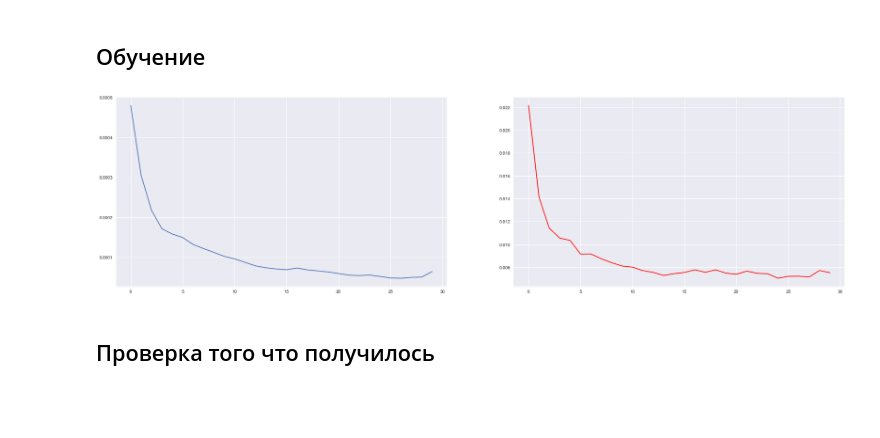
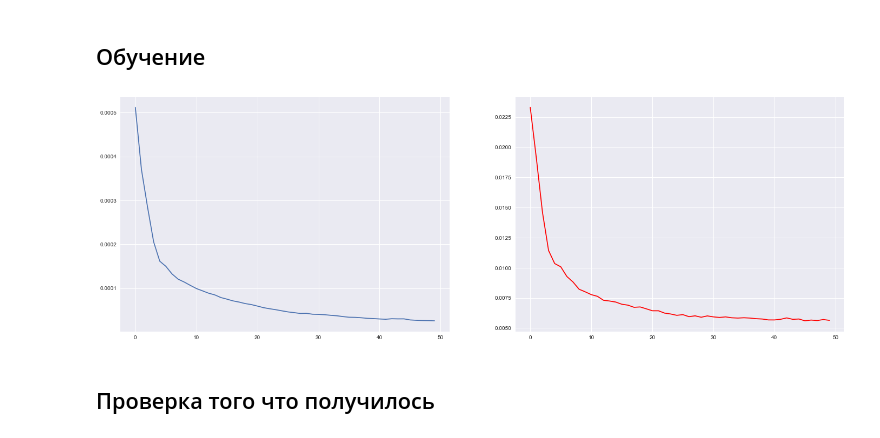
Before and after one commit to FL2107/signals_learning, a Jupyter notebook: Linear encoder.ipynb, the cells around one changed output. Cells and saved outputs as stored; diff of their text form; code cells hidden in the pictures; blank space fills up the shorter version.

Commit message:
diff param tests

```diff
--- a/Linear encoder.ipynb
+++ b/Linear encoder.ipynb
@@ -296,3 +264,6 @@ net_1param = Autoencoder(CUT_LEN, activation=nn.LeakyReLU)
+# %%
+params_per_layer = [CUT_LEN, 1024, 128, 16]
+net_1param = Linear_Autoencoder(params_per_layer, activation=nn.LeakyReLU)
 # %% [markdown]
 ## Обучение
 # %%
@@ -337,10 +306,16 @@ for epoch_num in ebar:
+# %%
+NUM_EPOCHS = 50
+learning_rate = 3e-4
+loss_fn = torch.nn.MSELoss()
+
+losses, val_losses = train(net_1param, NUM_EPOCHS, loss_fn, learning_rate, trainset, trainloader, X_val_tensor)
 # %%
-fig, axs = plt.subplots(1,2,figsize=(30,8))
+fig, axs = plt.subplots(1,2,figsize=(24,8))
 axs[0].plot(np.arange(NUM_EPOCHS), losses)
 axs[1].plot(np.arange(NUM_EPOCHS), val_losses, color='red')
 plt.show()
 # %% [output]
-[figure, old version]
+[figure, new version]
 # %% [markdown]
 ## Проверка того что получилось
 # %% [markdown]
```
Also changed, not shown: parts of 11 cells of this notebook, 1 other file.
